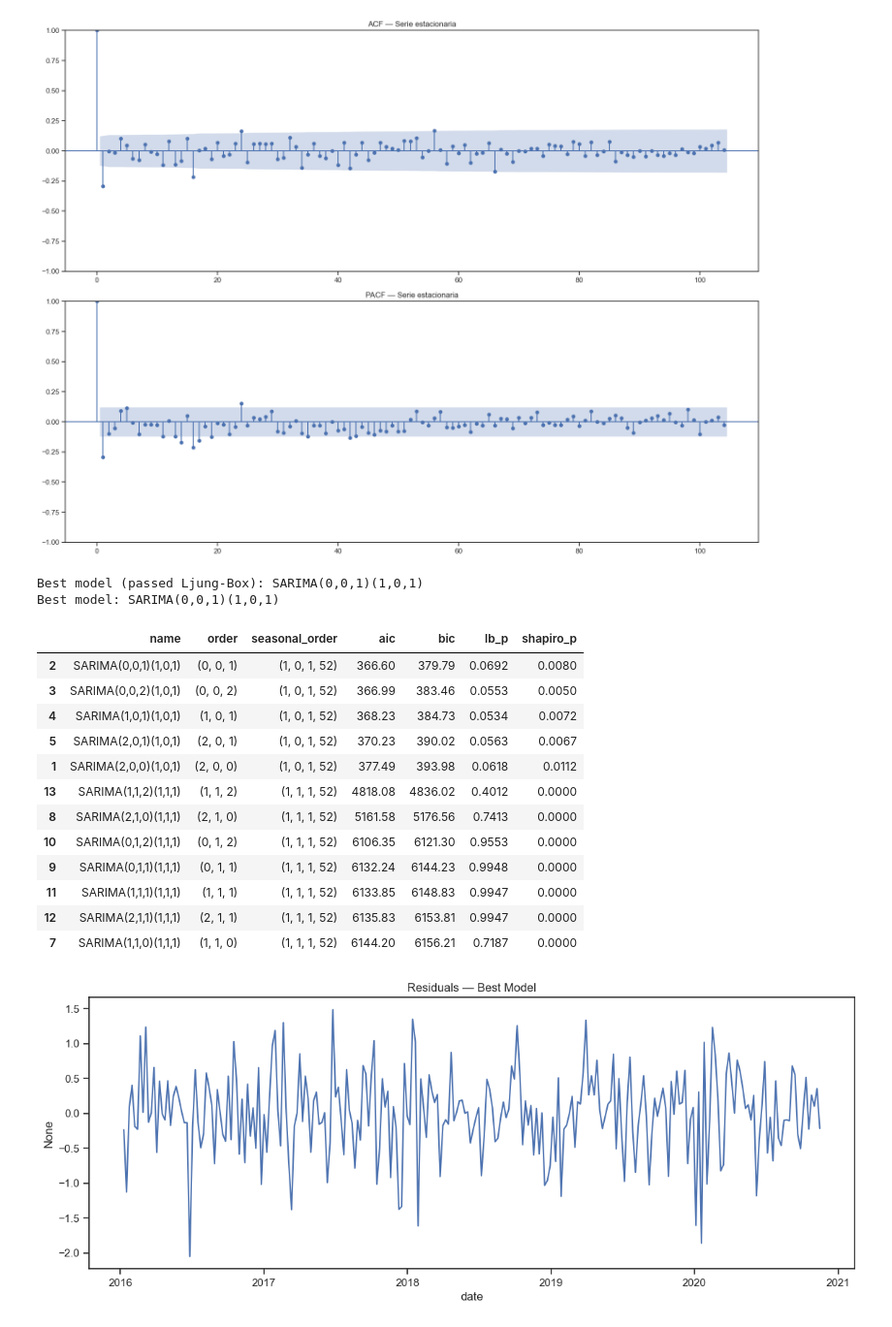
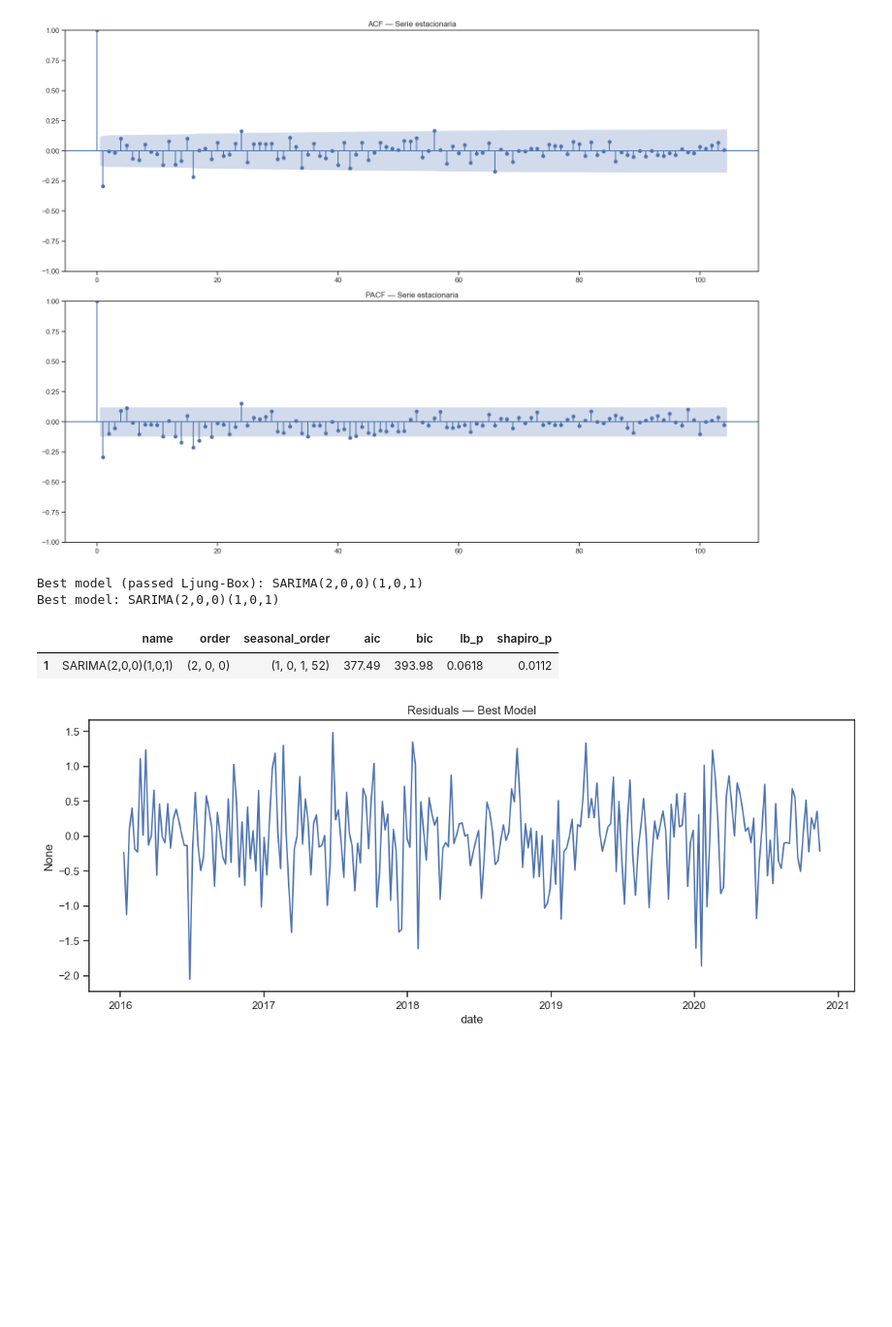
Before and after one commit to cmayorgat44/Time_Series_Analysis_2026, a Jupyter notebook: second_eval.ipynb, the cells around one changed output. Shown at 97% size. Drawn from its saved outputs; the diff is of its cells as text; code cells hidden in the pictures; blank space fills up the shorter version.

```diff
--- a/second_eval.ipynb
+++ b/second_eval.ipynb
@@ -327,57 +327,52 @@ models.append(evaluate_model(ts_final, (1,0,2), (1,0,1,52), "SARIMA(1,0,2)(1,0,1
 # models.append(evaluate_model(ts_bc, (2,0,1), (1,1,1,52), "SARIMA(2,0,1)(1,1,1)"))
 # models.append(evaluate_model(ts_bc, (1,0,2), (1,1,1,52), "SARIMA(1,0,2)(1,1,1)"))
 
-models.append(evaluate_model(ts_bc, (1,1,0), (1,1,1,52), "SARIMA(1,1,0)(1,1,1)"))
-models.append(evaluate_model(ts_bc, (2,1,0), (1,1,1,52), "SARIMA(2,1,0)(1,1,1)"))
-models.append(evaluate_model(ts_bc, (0,1,1), (1,1,1,52), "SARIMA(0,1,1)(1,1,1)"))
-models.append(evaluate_model(ts_bc, (0,1,2), (1,1,1,52), "SARIMA(0,1,2)(1,1,1)"))
-models.append(evaluate_model(ts_bc, (1,1,1), (1,1,1,52), "SARIMA(1,1,1)(1,1,1)"))
-models.append(evaluate_model(ts_bc, (2,1,1), (1,1,1,52), "SARIMA(2,1,1)(1,1,1)"))
-models.append(evaluate_model(ts_bc, (1,1,2), (1,1,1,52), "SARIMA(1,1,2)(1,1,1)"))
+# models.append(evaluate_model(ts_bc, (1,1,0), (1,1,1,52), "SARIMA(1,1,0)(1,1,1)"))
+# models.append(evaluate_model(ts_bc, (2,1,0), (1,1,1,52), "SARIMA(2,1,0)(1,1,1)"))
+# models.append(evaluate_model(ts_bc, (0,1,1), (1,1,1,52), "SARIMA(0,1,1)(1,1,1)"))
+# models.append(evaluate_model(ts_bc, (0,1,2), (1,1,1,52), "SARIMA(0,1,2)(1,1,1)"))
+# models.append(evaluate_model(ts_bc, (1,1,1), (1,1,1,52), "SARIMA(1,1,1)(1,1,1)"))
+# models.append(evaluate_model(ts_bc, (2,1,1), (1,1,1,52), "SARIMA(2,1,1)(1,1,1)"))
+# models.append(evaluate_model(ts_bc, (1,1,2), (1,1,1,52), "SARIMA(1,1,2)(1,1,1)"))
 
 df_models = pd.DataFrame(models).drop(columns="results").sort_values("aic")
 
-valid_models = [m for m in models if m["lb_p"] > 0.05]
+valid_models = [
+    m for m in models
+    if (m["lb_p"] > 0.05) and (m["shapiro_p"] > 0.01)
+]
 
 if len(valid_models) > 0:
     best_model = min(valid_models, key=lambda x: x["aic"])
     print("Best model (passed Ljung-Box):", best_model["name"])
 else:
     print("Ningún modelo pasó Ljung-Box — seleccionando por menor AIC")
     best_model = min(models, key=lambda x: x["aic"])
     print("Best model by AIC:", best_model["name"])
 
 best_model = min(valid_models, key=lambda x: x["aic"])
 
 print("Best model:", best_model["name"])
 
-df_models = df_models[(df_models['lb_p'] >= 0.05)]
+df_models = df_models[
+    (df_models['lb_p'] >= 0.05) &
+    (df_models['shapiro_p'] >= 0.01)
+]
 
 display(df_models.style.format({
     "aic": "{:.2f}",
     "bic": "{:.2f}",
     "lb_p": "{:.4f}",
     "shapiro_p": "{:.4f}"
 }))
 
 res = best_model["results"]
 resid = res.resid
 # %% [output]
-Best model (passed Ljung-Box): SARIMA(0,0,1)(1,0,1)
-Best model: SARIMA(0,0,1)(1,0,1)
+Best model (passed Ljung-Box): SARIMA(2,0,0)(1,0,1)
+Best model: SARIMA(2,0,0)(1,0,1)
 |  | name | order | seasonal_order | aic | bic | lb_p | shapiro_p |
-| 2 | SARIMA(0,0,1)(1,0,1) | (0, 0, 1) | (1, 0, 1, 52) | 366.60 | 379.79 | 0.0692 | 0.0080 |
-| 3 | SARIMA(0,0,2)(1,0,1) | (0, 0, 2) | (1, 0, 1, 52) | 366.99 | 383.46 | 0.0553 | 0.0050 |
-| 4 | SARIMA(1,0,1)(1,0,1) | (1, 0, 1) | (1, 0, 1, 52) | 368.23 | 384.73 | 0.0534 | 0.0072 |
-| 5 | SARIMA(2,0,1)(1,0,1) | (2, 0, 1) | (1, 0, 1, 52) | 370.23 | 390.02 | 0.0563 | 0.0067 |
 | 1 | SARIMA(2,0,0)(1,0,1) | (2, 0, 0) | (1, 0, 1, 52) | 377.49 | 393.98 | 0.0618 | 0.0112 |
-| 13 | SARIMA(1,1,2)(1,1,1) | (1, 1, 2) | (1, 1, 1, 52) | 4818.08 | 4836.02 | 0.4012 | 0.0000 |
-| 8 | SARIMA(2,1,0)(1,1,1) | (2, 1, 0) | (1, 1, 1, 52) | 5161.58 | 5176.56 | 0.7413 | 0.0000 |
-| 10 | SARIMA(0,1,2)(1,1,1) | (0, 1, 2) | (1, 1, 1, 52) | 6106.35 | 6121.30 | 0.9553 | 0.0000 |
-| 9 | SARIMA(0,1,1)(1,1,1) | (0, 1, 1) | (1, 1, 1, 52) | 6132.24 | 6144.23 | 0.9948 | 0.0000 |
-| 11 | SARIMA(1,1,1)(1,1,1) | (1, 1, 1) | (1, 1, 1, 52) | 6133.85 | 6148.83 | 0.9947 | 0.0000 |
-| 12 | SARIMA(2,1,1)(1,1,1) | (2, 1, 1) | (1, 1, 1, 52) | 6135.83 | 6153.81 | 0.9947 | 0.0000 |
-| 7 | SARIMA(1,1,0)(1,1,1) | (1, 1, 0) | (1, 1, 1, 52) | 6144.20 | 6156.21 | 0.7187 | 0.0000 |
 # %%
 plt.figure(figsize=(14,5))
 sns.lineplot(x=resid.index, y=resid)
```
Also changed, not shown: parts of 1 cell of this notebook, 1 other file.
